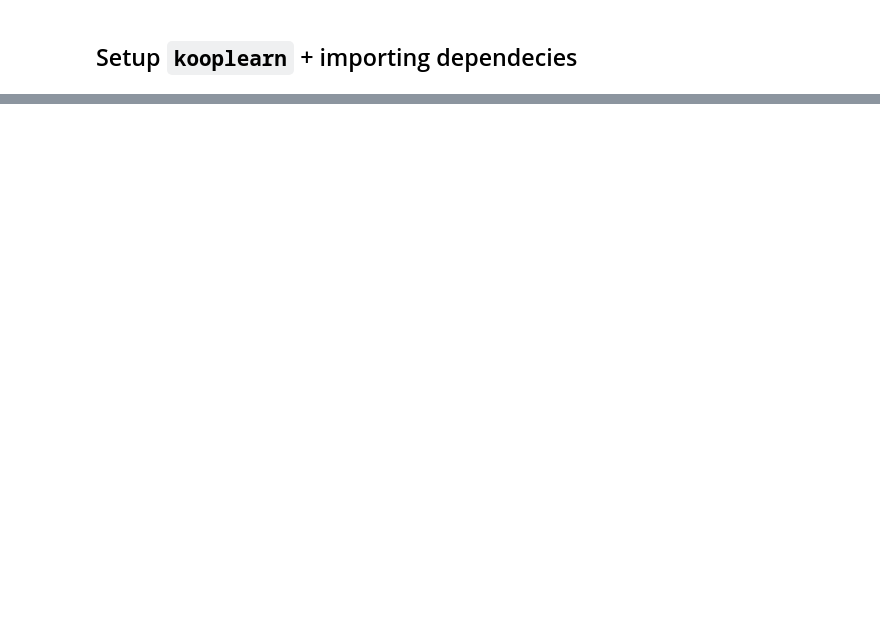
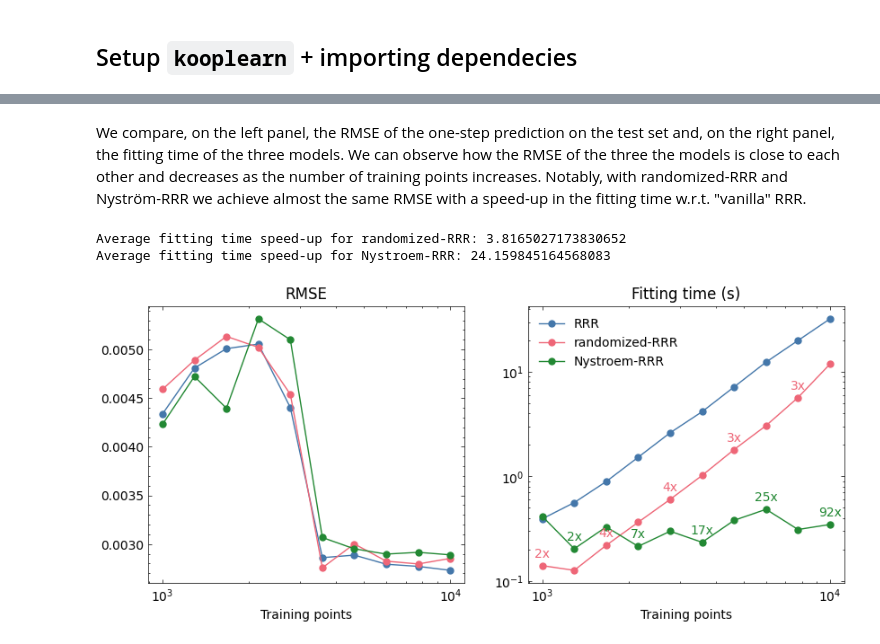
Before and after one commit to Machine-Learning-Dynamical-Systems/kooplearn, a Jupyter notebook: docs/examples/kernel_methods.ipynb, the cells around one changed output, grey strips where cells are left out. Saved outputs shown, nothing was run; the diff lists cells and outputs as text; code cells hidden in the pictures; blank space fills up the shorter version.

```diff
--- a/docs/examples/kernel_methods.ipynb
+++ b/docs/examples/kernel_methods.ipynb
@@ -116,7 +155,7 @@ num_centers = 250
 tikhonov_reg = 1e-6
 
 # Instantiang the RBF kernel and its length scale as the median of the pairwise distances of the dataset
-data_pdist = pdist(train_data)
+data_pdist = pdist(dataset['train'])
 kernel = RBF(length_scale=np.quantile(data_pdist, 0.5))
 # %%
 def runner(models, stop):
@@ -143,9 +180,9 @@ train_stops = np.logspace(3, 4, 10).astype(int)
 results = []
 for stop in tqdm(train_stops, total=len(train_stops)):
     models = {
-        'Kernel': Kernel(kernel=kernel, reduced_rank=reduced_rank, tikhonov_reg=tikhonov_reg, rank = rank, svd_solver='arnoldi'),
-        'RandSVDKernel': Kernel(kernel=kernel, reduced_rank=reduced_rank, svd_solver='randomized', tikhonov_reg=tikhonov_reg, rank = rank, rng_seed=42),
-        'Nystroem': NystroemKernel(kernel=kernel, reduced_rank=reduced_rank, svd_solver='arnoldi', tikhonov_reg=tikhonov_reg, rank = rank, num_centers=num_centers, rng_seed=42),
+        'RRR': Kernel(kernel=kernel, reduced_rank=reduced_rank, tikhonov_reg=tikhonov_reg, rank = rank, svd_solver='arnoldi'),
+        'randomized-RRR': Kernel(kernel=kernel, reduced_rank=reduced_rank, svd_solver='randomized', tikhonov_reg=tikhonov_reg, rank = rank, rng_seed=42),
+        'Nystroem-RRR': NystroemKernel(kernel=kernel, reduced_rank=reduced_rank, svd_solver='arnoldi', tikhonov_reg=tikhonov_reg, rank = rank, num_centers=num_centers, rng_seed=42),
     }
     print(f'\nTraining points: {stop}')
     results.append(runner(models, stop))
@@ -152,18 +245,47 @@ for stop in tqdm(train_stops, total=len(train_stops)):
 # %%
-timings = {name: [res[name]['fit_time'] for res in results] for name in models.keys()}
-train_rMSE = {name: [res[name]['rMSE_onestep_train'] for res in results] for name in models.keys()}
-test_rMSE = {name: [res[name]['rMSE_onestep_test'] for res in results] for name in models.keys()}
+timings = {name: np.array([res[name]['fit_time'] for res in results]) for name in models.keys()}
+test_rMSE = {name: np.array([res[name]['RMSE_onestep_test'] for res in results]) for name in models.keys()}
+
+speedup = {}
+for name in models.keys():
+    if name == 'RRR':
+        continue
+    speedup[name] = np.mean(timings['RRR']/timings[name])
+# %% [markdown]
+We compare, on the left panel, the RMSE of the one-step prediction on the test set and, on the right panel, the fitting time of the three models. We can observe how the RMSE of the three the models is close to each other and decreases as the number of training points increases. Notably, with randomized-RRR and Nyström-RRR we achieve almost the same RMSE with a speed-up in the fitting time w.r.t. "vanilla" RRR.
 # %%
 fig, axes = plt.subplots(ncols=2, figsize=(10,4))
 for name in models.keys():
     axes[0].plot(train_stops, test_rMSE[name],'.-', label=name, markersize=10)
     axes[1].plot(train_stops, timings[name],'.-', label=name, markersize=10)
 
-axes[0].set_title('rMSE')
-axes[1].set_title('Training time (s)')
+colors = []
+for line in axes[0].get_lines():
+    colors.append(line.get_color())
+
+axes[0].set_title('RMSE')
+axes[1].set_title('Fitting time (s)')
 axes[1].legend(frameon = False, loc = 'upper left')
 axes[1].set_yscale('log')
+
 for ax in axes:
     ax.set_xscale('log')
+    ax.set_xlabel('Training points')
 
-    ax.set_xlabel('Training points')
+ax = axes[1]
+for name in models.keys():
+    if name == 'RRR':
+        continue
+    for i, el in enumerate(timings['RRR']/timings[name]):
+        if (name == 'randomized-RRR') & (i % 2 == 0):
+            c = colors[1]
+            ax.text(train_stops[i], timings[name][i]*1.2, str(int(el))+'x', fontsize=10, color = c, ha='center')
+        elif (name == 'Nystroem-RRR') & (i % 2 != 0):
+            c = colors[2]
+            ax.text(train_stops[i], timings[name][i]*1.2, str(int(el))+'x', fontsize=10, color = c, ha='center')
+
+    print(f"Average fitting time speed-up for {name}: {speedup[name]}")
+# %% [output]
+Average fitting time speed-up for randomized-RRR: 3.8165027173830652
+Average fitting time speed-up for Nystroem-RRR: 24.159845164568083
+[figure, added]
```
Also changed, not shown: parts of 17 cells of this notebook.
